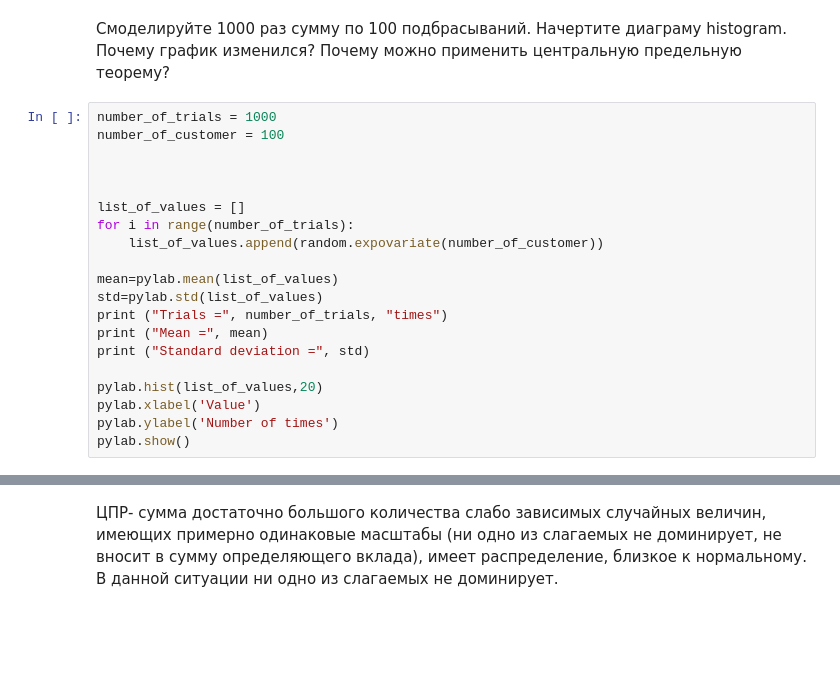
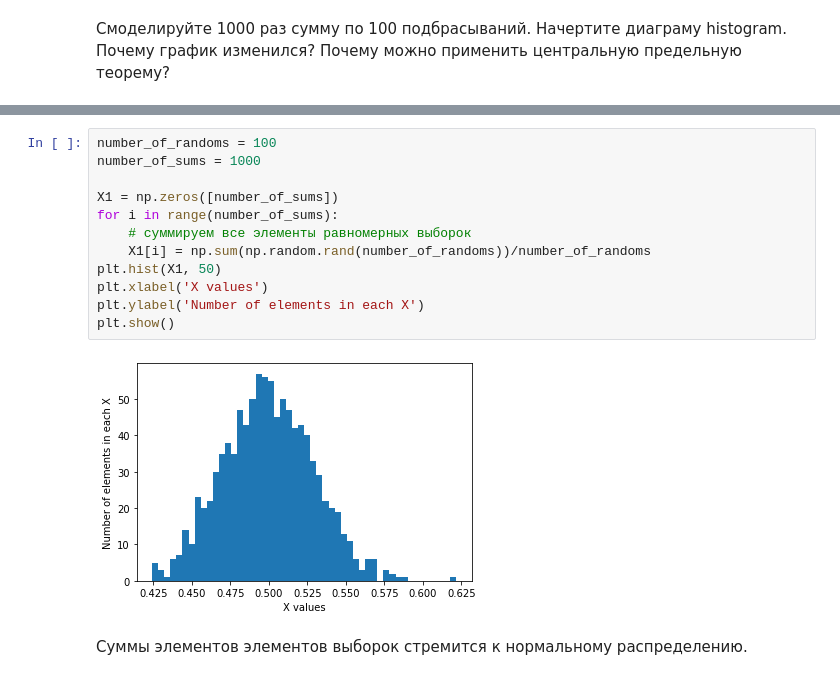
Before and after one commit to Sjuzanna777/test, a Jupyter notebook: homework-4.ipynb, the cells around one changed output, grey strips where cells are left out. Drawn from its saved outputs; the diff is of its cells as text; blank space fills up the shorter version.

```diff
--- a/homework-4.ipynb
+++ b/homework-4.ipynb
@@ -370,22 +370,2 @@ pylab.show()
 # %% [markdown]
 Смоделируйте 1000 раз сумму по 100 подбрасываний. Начертите диаграму histogram. Почему график изменился? Почему можно применить центральную предельную теорему?
-# %%
-number_of_trials = 1000
-number_of_customer = 100
-
-
-
-list_of_values = []
-for i in range(number_of_trials):
-    list_of_values.append(random.expovariate(number_of_customer))
-
-mean=pylab.mean(list_of_values)
-std=pylab.std(list_of_values)
-print ("Trials =", number_of_trials, "times")
-print ("Mean =", mean)
-print ("Standard deviation =", std)
-
-pylab.hist(list_of_values,20)
-pylab.xlabel('Value')
-pylab.ylabel('Number of times')
-pylab.show()
@@ -397,3 +372,16 @@ Standard deviation = 0.010477048586655633
-# %% [markdown]
-ЦПР- сумма достаточно большого количества слабо зависимых случайных величин, имеющих примерно одинаковые масштабы (ни одно из слагаемых не доминирует, не вносит в сумму определяющего вклада), имеет распределение, близкое к нормальному.
- В данной ситуации ни одно из слагаемых не доминирует.
+# %%
+number_of_randoms = 100
+number_of_sums = 1000
+
+X1 = np.zeros([number_of_sums])
+for i in range(number_of_sums):
+    # суммируем все элементы равномерных выборок
+    X1[i] = np.sum(np.random.rand(number_of_randoms))/number_of_randoms
+plt.hist(X1, 50)
+plt.xlabel('X values')
+plt.ylabel('Number of elements in each X')
+plt.show()
+# %% [output]
+[figure, added]
+# %% [markdown]
+Суммы элементов элементов выборок стремится к нормальному распределению.
```
Also changed, not shown: parts of 3 cells of this notebook.
